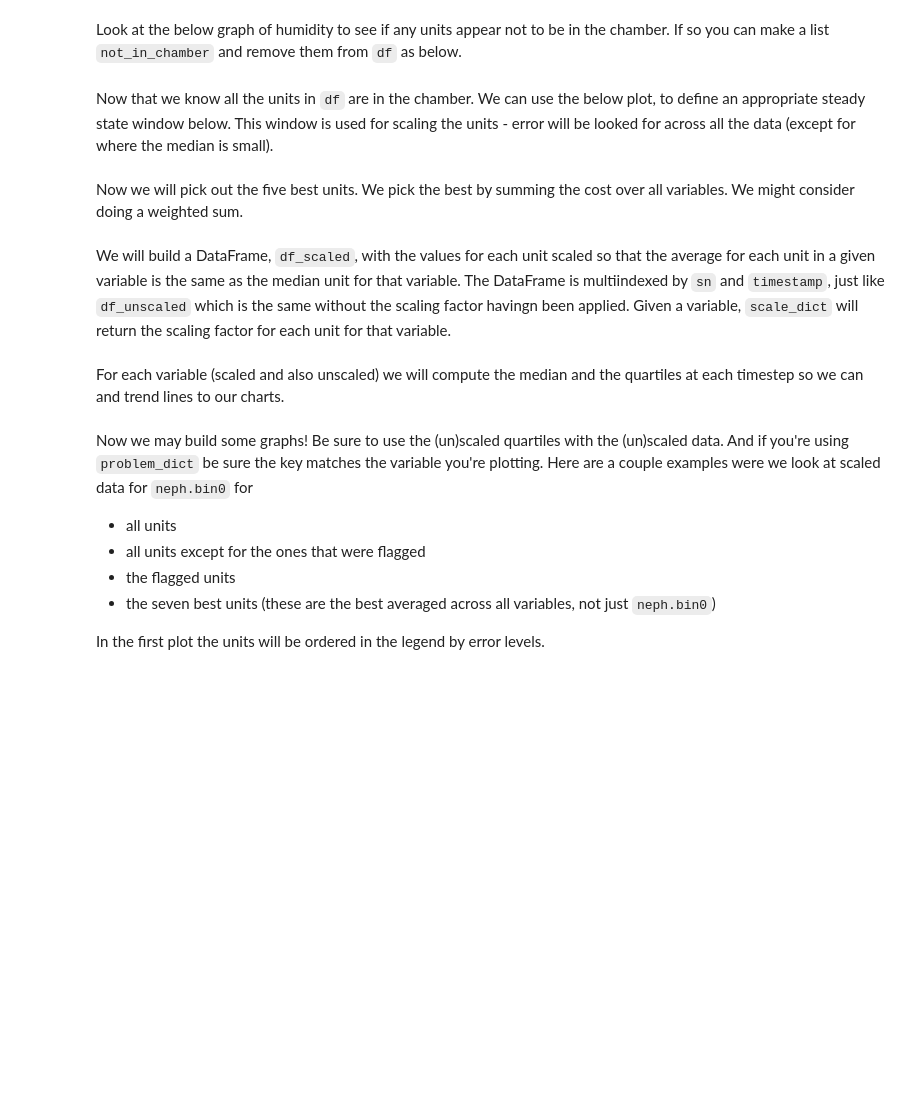
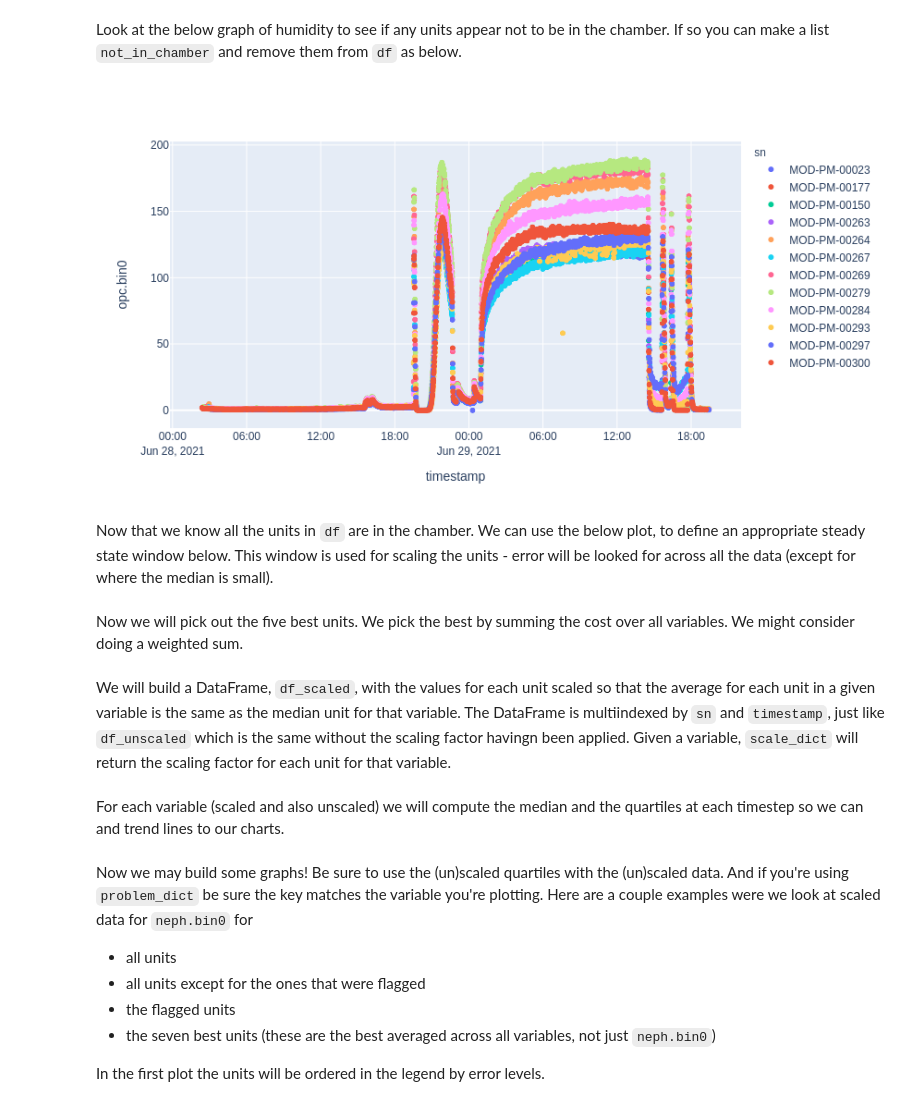
Before and after one commit to BenjiStomps/QAQC, a Jupyter notebook: QA_QC_draft.ipynb, the cells around one changed output. Drawn from its saved outputs; the diff is of its cells as text; code cells hidden in the pictures; blank space fills up the shorter version.

```diff
--- a/QA_QC_draft.ipynb
+++ b/QA_QC_draft.ipynb
@@ -61,7 +61,8 @@ def load_data(batch, start, end, resample_length="1min", na_limit=0.15, device_l
     client = quantaq.QuantAQAPIClient()
 
     # Retrieve the devices
-    devices = client.devices.list(team="Batch 3.1")
+    devices = client.devices.list(team=batch)
+    print(f"there are {len(devices)} devices")
     if not device_list==[]:
         device_list = ["MOD-PM-"+format(sn, '05d') for sn in device_list]
         devices = [each for each in devices if (each["sn"] in device_list)]
@@ -372,8 +373,9 @@ TO DO: make it easy to set different time windows for different variables.
 # %% [markdown]
 Below we load all the data into `df`
 # %%
-df = load_data(batch="Batch 3.1",
-               start="2021-06-16 01:00:00",
-               end="2021-06-16 02:00:00",
-               na_limit = 0.10
+df = load_data(batch="QC-1",
+               start="2021-06-28 12:00:00",
+               end="2021-07-01 02:00:00",
+               na_limit = 0.10,
+               resample_length="1min"
               )
@@ -380,7 +390,9 @@ df = load_data(batch="Batch 3.1",
 # %% [markdown]
 Look at the below graph of humidity to see if any units appear not to be in the chamber.  If so you can make a list `not_in_chamber` and remove them from `df` as below.
 # %%
-px.scatter(df, x="timestamp", y="neph.bin0", color="sn", render_mode="webgl")
+px.scatter(df, x="timestamp", y="opc.bin0", color="sn", render_mode="webgl")
+# %% [output]
+[figure, added]
 # %%
 df.loc["2021-06-16 02:20:00":"2021-06-16 18:40:00","neph.bin0"] = np.nan
 # %%
```
Also changed, not shown: parts of 2 cells of this notebook.
